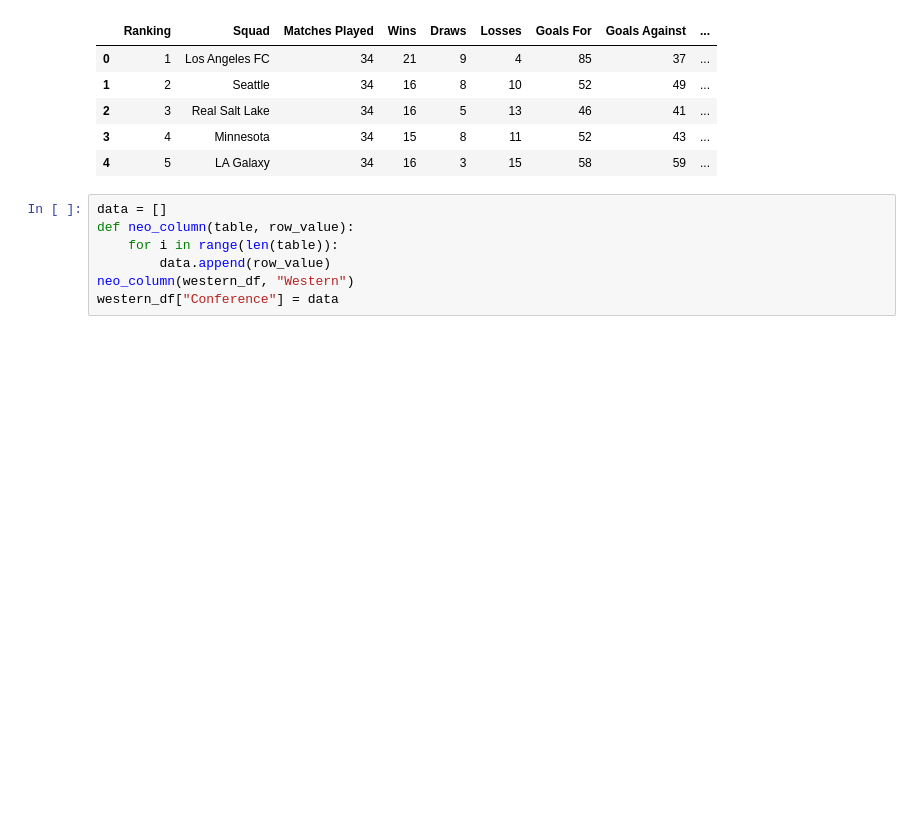
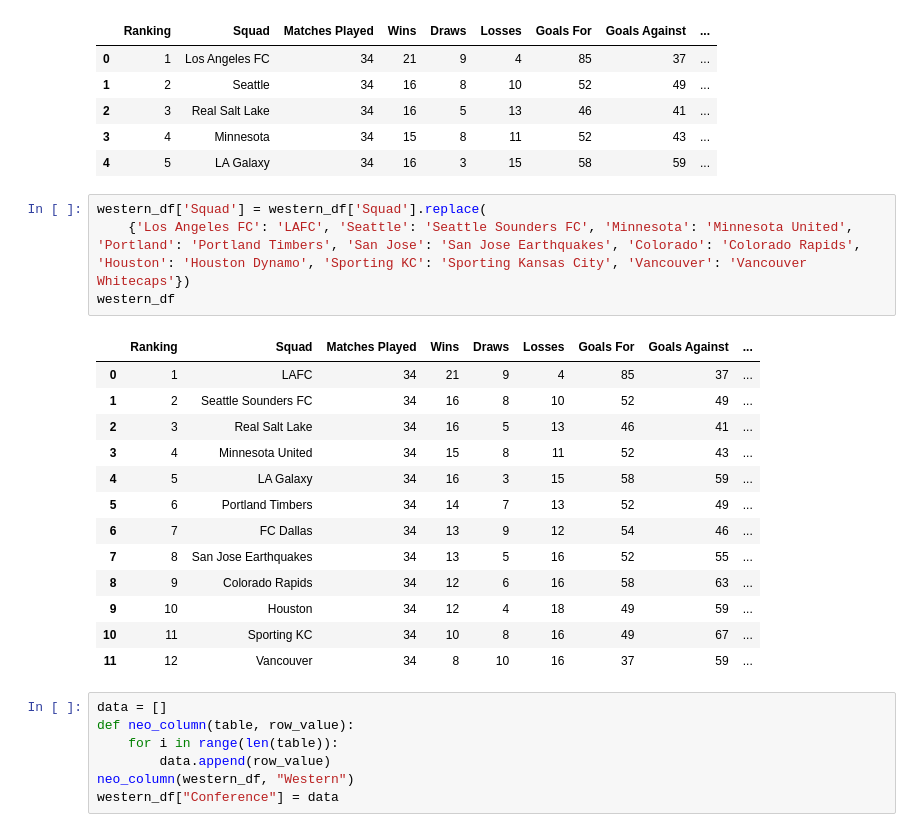
Before and after one commit to dgustave/ETL-Challenge, a Jupyter notebook: western-data/western_js.ipynb, the cells around one changed output. Drawn from its saved outputs; the diff is of its cells as text; blank space fills up the shorter version.

```diff
--- a/western-data/western_js.ipynb
+++ b/western-data/western_js.ipynb
@@ -71,6 +71,24 @@ western_df.head()
 | 2 | 3 | Real Salt Lake | 34 | 16 | 5 | 13 | 46 | 41 | ... |
 | 3 | 4 | Minnesota | 34 | 15 | 8 | 11 | 52 | 43 | ... |
 | 4 | 5 | LA Galaxy | 34 | 16 | 3 | 15 | 58 | 59 | ... |
+# %%
+western_df['Squad'] = western_df['Squad'].replace(
+    {'Los Angeles FC': 'LAFC', 'Seattle': 'Seattle Sounders FC', 'Minnesota': 'Minnesota United', 'Portland': 'Portland Timbers', 'San Jose': 'San Jose Earthquakes', 'Colorado': 'Colorado Rapids', 'Houston': 'Houston Dynamo', 'Sporting KC': 'Sporting Kansas City', 'Vancouver': 'Vancouver Whitecaps'})
+western_df
+# %% [output]
+|  | Ranking | Squad | Matches Played | Wins | Draws | Losses | Goals For | Goals Against | ... |
+| 0 | 1 | LAFC | 34 | 21 | 9 | 4 | 85 | 37 | ... |
+| 1 | 2 | Seattle Sounders FC | 34 | 16 | 8 | 10 | 52 | 49 | ... |
+| 2 | 3 | Real Salt Lake | 34 | 16 | 5 | 13 | 46 | 41 | ... |
+| 3 | 4 | Minnesota United | 34 | 15 | 8 | 11 | 52 | 43 | ... |
+| 4 | 5 | LA Galaxy | 34 | 16 | 3 | 15 | 58 | 59 | ... |
+| 5 | 6 | Portland Timbers | 34 | 14 | 7 | 13 | 52 | 49 | ... |
+| 6 | 7 | FC Dallas | 34 | 13 | 9 | 12 | 54 | 46 | ... |
+| 7 | 8 | San Jose Earthquakes | 34 | 13 | 5 | 16 | 52 | 55 | ... |
+| 8 | 9 | Colorado Rapids | 34 | 12 | 6 | 16 | 58 | 63 | ... |
+| 9 | 10 | Houston | 34 | 12 | 4 | 18 | 49 | 59 | ... |
+| 10 | 11 | Sporting KC | 34 | 10 | 8 | 16 | 49 | 67 | ... |
+| 11 | 12 | Vancouver | 34 | 8 | 10 | 16 | 37 | 59 | ... |
 # %%
 data = []
 def neo_column(table, row_value):
```
Also changed, not shown: 1 other file.
